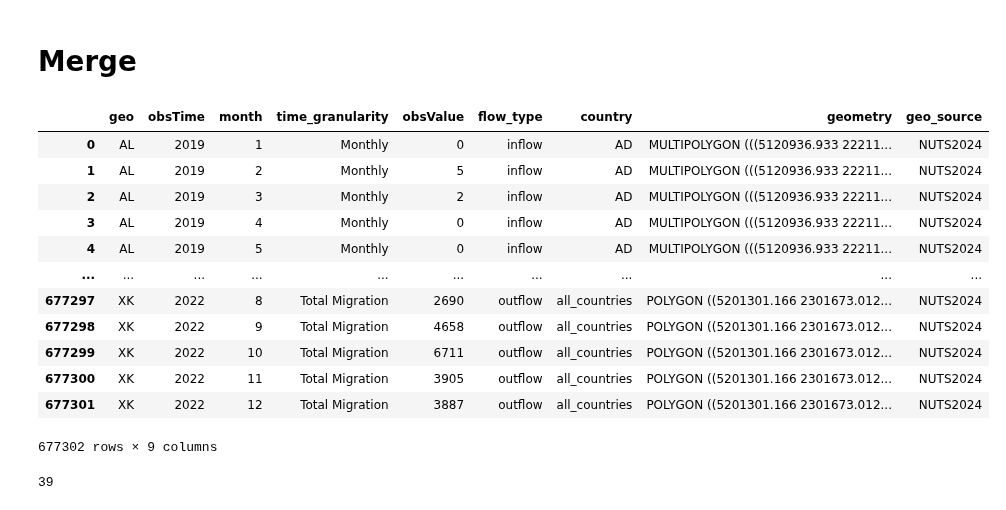
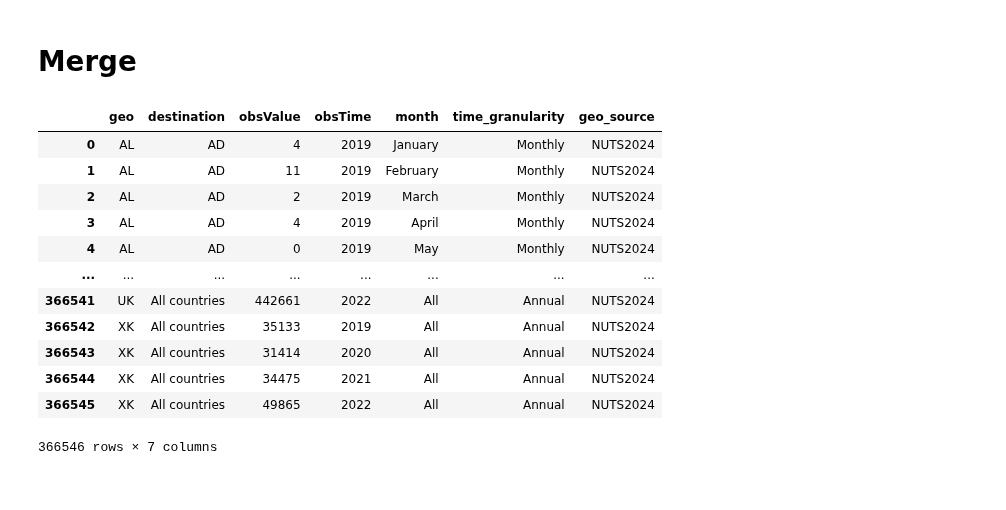
Before and after one commit to OxfordDemSci/Mapineq, a Jupyter notebook: src/data-wrangling/Migration/Meta_international_migration.ipynb, the cells around one changed output. Cells and saved outputs as stored; diff of their text form; code cells hidden in the pictures.

Commit message:
in out flow

```diff
--- a/src/data-wrangling/Migration/Meta_international_migration.ipynb
+++ b/src/data-wrangling/Migration/Meta_international_migration.ipynb
@@ -25,7 +25,7 @@ DATA_DIR = Path('/Users/wenlanzhang/Downloads/PhD_UCL/Data/Oxford')
 # Load NTUS
 # %%
 # Load a GeoJSON file
-gdf_2024 = gpd.read_file(DATA_DIR/"NUTS_RG_01M_2024_3035.geojson")
+gdf_2024 = gpd.read_file(DATA_DIR/"NUTS/NUTS_RG_01M_2024_3035.geojson")
 
 gdf_country_2024 = gdf_2024[gdf_2024['LEVL_CODE'] == 0]
 gdf_country_2024 = gdf_country_2024[['CNTR_CODE', 'geometry']].reset_index(drop=True)
@@ -50,7 +50,7 @@ gdf_country_2024
 | 38 | XK | POLYGON ((5201301.166 2301673.012... |
 # %%
 # Load a GeoJSON file
-gdf_2021 = gpd.read_file(DATA_DIR/"NUTS_RG_01M_2021_3035.geojson")
+gdf_2021 = gpd.read_file(DATA_DIR/"NUTS/NUTS_RG_01M_2021_3035.geojson")
 
 gdf_country_2021 = gdf_2021[gdf_2021['LEVL_CODE'] == 0]
 gdf_country_2021 = gdf_country_2021[['CNTR_CODE', 'geometry']].reset_index(drop=True)
@@ -314,0 +263,3 @@ final
+# %%
+inflow_df = generate_migration_flow(df, direction='inflow')
+inflow_df
@@ -314,0 +280,3 @@ final
+# %%
+outflow_df = generate_migration_flow(df, direction='outflow')
+outflow_df
@@ -315,30 +321,33 @@ final
 # %% [markdown]
 # Merge
 # %%
-merged_migration = final.merge(gdf_country, left_on='geo', right_on='CNTR_CODE', how='inner').drop(columns='CNTR_CODE')
+merged_outflow_df = outflow_df.merge(gdf_country, left_on='geo', right_on='CNTR_CODE', how='inner').drop(columns='CNTR_CODE')
+merged_inflow_df = inflow_df.merge(gdf_country, left_on='geo', right_on='CNTR_CODE', how='inner').drop(columns='CNTR_CODE')
 
-merged_migration['geo_source'] = np.where(
-    merged_migration['geo'] == 'UK',  # Condition
-    'NUTS2021',                             # Value if True (UK)
-    'NUTS2024'                              # Value if False (all others)
-)
+# merged_outflow_df['geo_source'] = np.where(
+#     merged_outflow_df['geo'] == 'UK',  # Condition
+#     'NUTS2021',                             # Value if True (UK)
+#     'NUTS2024'                              # Value if False (all others)
+# )
 
-merged_migration
+merged_outflow_df['geo_source'] = 'NUTS2024'
+merged_inflow_df['geo_source'] = 'NUTS2024'
+
+merged_inflow_df = merged_inflow_df.drop(columns=['geometry'])
+merged_outflow_df = merged_outflow_df.drop(columns=['geometry'])
+
+merged_outflow_df
 # %% [output]
-|  | geo | obsTime | month | time_granularity | obsValue | flow_type | country | geometry | geo_source |
-| 0 | AL | 2019 | 1 | Monthly | 0 | inflow | AD | MULTIPOLYGON (((5120936.933 22211... | NUTS2024 |
-| 1 | AL | 2019 | 2 | Monthly | 5 | inflow | AD | MULTIPOLYGON (((5120936.933 22211... | NUTS2024 |
-| 2 | AL | 2019 | 3 | Monthly | 2 | inflow | AD | MULTIPOLYGON (((5120936.933 22211... | NUTS2024 |
-| 3 | AL | 2019 | 4 | Monthly | 0 | inflow | AD | MULTIPOLYGON (((5120936.933 22211... | NUTS2024 |
-| 4 | AL | 2019 | 5 | Monthly | 0 | inflow | AD | MULTIPOLYGON (((5120936.933 22211... | NUTS2024 |
-| ... | ... | ... | ... | ... | ... | ... | ... | ... | ... |
-| 677297 | XK | 2022 | 8 | Total Migration | 2690 | outflow | all_countries | POLYGON ((5201301.166 2301673.012... | NUTS2024 |
-| 677298 | XK | 2022 | 9 | Total Migration | 4658 | outflow | all_countries | POLYGON ((5201301.166 2301673.012... | NUTS2024 |
-| 677299 | XK | 2022 | 10 | Total Migration | 6711 | outflow | all_countries | POLYGON ((5201301.166 2301673.012... | NUTS2024 |
-| 677300 | XK | 2022 | 11 | Total Migration | 3905 | outflow | all_countries | POLYGON ((5201301.166 2301673.012... | NUTS2024 |
-| 677301 | XK | 2022 | 12 | Total Migration | 3887 | outflow | all_countries | POLYGON ((5201301.166 2301673.012... | NUTS2024 |
+|  | geo | destination | obsValue | obsTime | month | time_granularity | geo_source |
+| 0 | AL | AD | 4 | 2019 | January | Monthly | NUTS2024 |
+| 1 | AL | AD | 11 | 2019 | February | Monthly | NUTS2024 |
+| 2 | AL | AD | 2 | 2019 | March | Monthly | NUTS2024 |
+| 3 | AL | AD | 4 | 2019 | April | Monthly | NUTS2024 |
+| 4 | AL | AD | 0 | 2019 | May | Monthly | NUTS2024 |
+| ... | ... | ... | ... | ... | ... | ... | ... |
+| 366541 | UK | All countries | 442661 | 2022 | All | Annual | NUTS2024 |
+| 366542 | XK | All countries | 35133 | 2019 | All | Annual | NUTS2024 |
+| 366543 | XK | All countries | 31414 | 2020 | All | Annual | NUTS2024 |
+| 366544 | XK | All countries | 34475 | 2021 | All | Annual | NUTS2024 |
+| 366545 | XK | All countries | 49865 | 2022 | All | Annual | NUTS2024 |
-677302 rows × 9 columns
+366546 rows × 7 columns
-# %%
-len(merged_migration['geo'].unique())
-# %% [output]
-39
```
Also changed, not shown: parts of 31 cells of this notebook, 5 other files.
